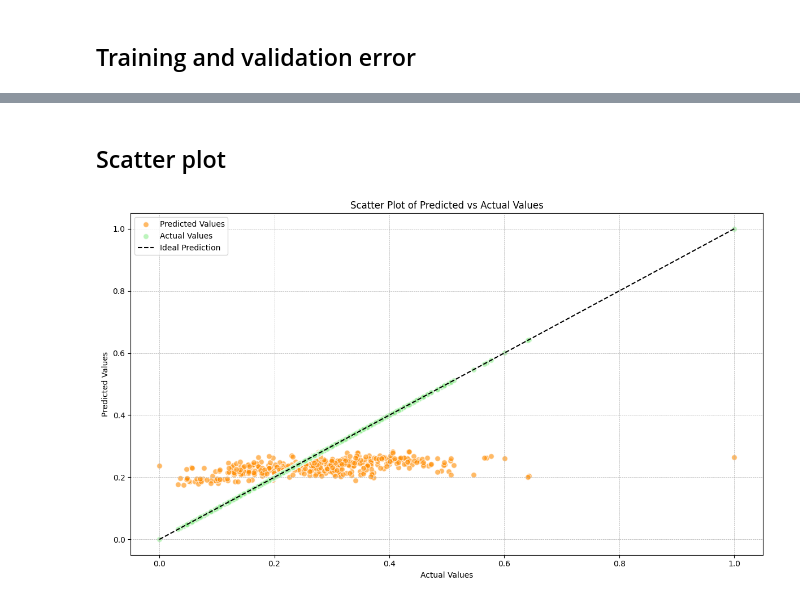
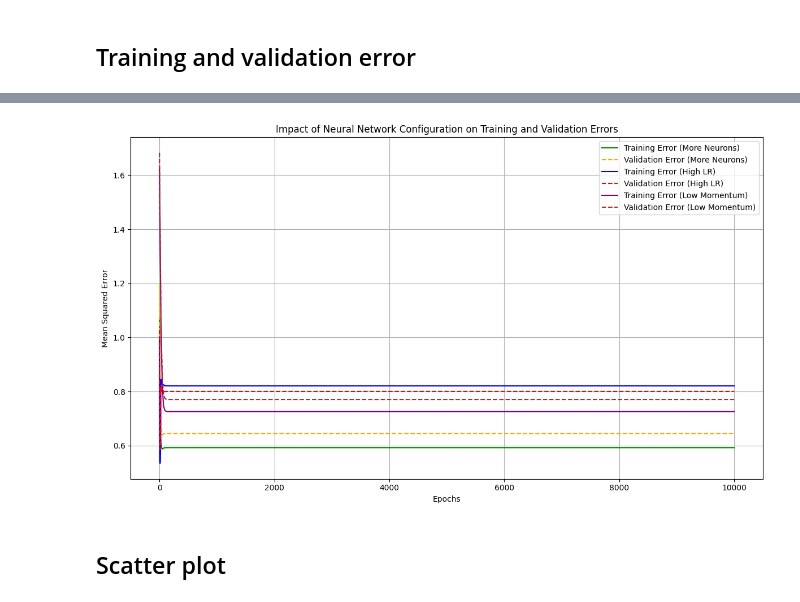
Before and after one commit to sebastianbuzdugan/A1-NeuralNetworks, a Jupyter notebook: BP/BP-turbine.ipynb, the cells around one changed output, grey strips where cells are left out. Cells and saved outputs as stored; diff of their text form; code cells hidden in the pictures.

Commit message:
update: BP + MLR + normalization

```diff
--- a/BP/BP-turbine.ipynb
+++ b/BP/BP-turbine.ipynb
@@ -33,3 +3,22 @@ Shape of target variable y: (414,) (Expected: (n_samples,) for regression)
+# %%
+import pandas as pd
+import numpy as np
+from sklearn.model_selection import train_test_split
+from sklearn.discriminant_analysis import StandardScaler
+import matplotlib.pyplot as plt
+
+
+
+# Load the normalized dataset
+file_path = '../Normalization/A1-turbine-normalized.csv'  # Update this to the path of your normalized dataset
+normalized_data = pd.read_csv(file_path)
+
+X = normalized_data.iloc[:, :-1].values  # Select all columns except the last as features
+y = normalized_data.iloc[:, -1].values  # Select the last column as the target
+
+# Split data into training and test parts
+# This is an example split, adjust the test_size as needed for your experiment
+X_train, X_test, y_train, y_test = train_test_split(X, y, test_size=0.15, random_state=42)
 # %% [markdown]
 ## NeuralNetwork class
 # %%
@@ -310,27 +280,34 @@ plt.show()
+# %%
+# Plotting the results
+plt.figure(figsize=(12, 7))
+
+# Configuration 1 errors
+train_errors_config1 = loss_history_config1[:, 0]
+val_errors_config1 = loss_history_config1[:, 1]
+plt.plot(train_errors_config1, label='Training Error (More Neurons)', linestyle='-', color='green')
+plt.plot(val_errors_config1, label='Validation Error (More Neurons)', linestyle='--', color='orange')
+
+# Configuration 2 errors
+train_errors_config2 = loss_history_config2[:, 0]
+val_errors_config2 = loss_history_config2[:, 1]
+plt.plot(train_errors_config2, label='Training Error (High LR)', linestyle='-', color='blue')
+plt.plot(val_errors_config2, label='Validation Error (High LR)', linestyle='--', color='red')
+
+# Configuration 3 errors
+train_errors_config3 = loss_history_config3[:, 0]
+val_errors_config3 = loss_history_config3[:, 1]
+plt.plot(train_errors_config3, label='Training Error (Low Momentum)', linestyle='-', color='purple')
+plt.plot(val_errors_config3, label='Validation Error (Low Momentum)', linestyle='--', color='brown')
+
+# Annotations and labels
+plt.xlabel('Epochs')
+plt.ylabel('Mean Squared Error')
+plt.title('Impact of Neural Network Configuration on Training and Validation Errors')
+plt.legend()
+plt.grid(True)
+plt.tight_layout()
+plt.show()
+# %% [output]
+[figure, added]
 # %% [markdown]
 ## Scatter plot
-# %%
-
-# Scatter plot with diagonal line and separate colors for predicted and actual values
-predictions = nn.predict(X)
-plt.figure(figsize=(12, 7))
-
-# Predictions vs Actual Values
-plt.scatter(y, predictions, color='darkorange', label='Predicted Values', alpha=0.6, edgecolors='w', s=50)
-plt.scatter(y, y, color='lightgreen', label='Actual Values', alpha=0.6, edgecolors='w', s=50)
-
-# Line of Identity (y=x line to show where predicted = actual)
-line_start = min(y.min(), predictions.min())
-line_end = max(y.max(), predictions.max())
-plt.plot([line_start, line_end], [line_start, line_end], 'k--', label='Ideal Prediction')
-
-# Labels and Title
-plt.xlabel('Actual Values')
-plt.ylabel('Predicted Values')
-plt.title('Scatter Plot of Predicted vs Actual Values')
-plt.legend()
-plt.grid(True, linestyle='--', linewidth=0.5)
-plt.tight_layout()
-plt.show()
-# %% [output]
-[figure, removed]
```
Also changed, not shown: parts of 8 cells of this notebook, 9 other files.
